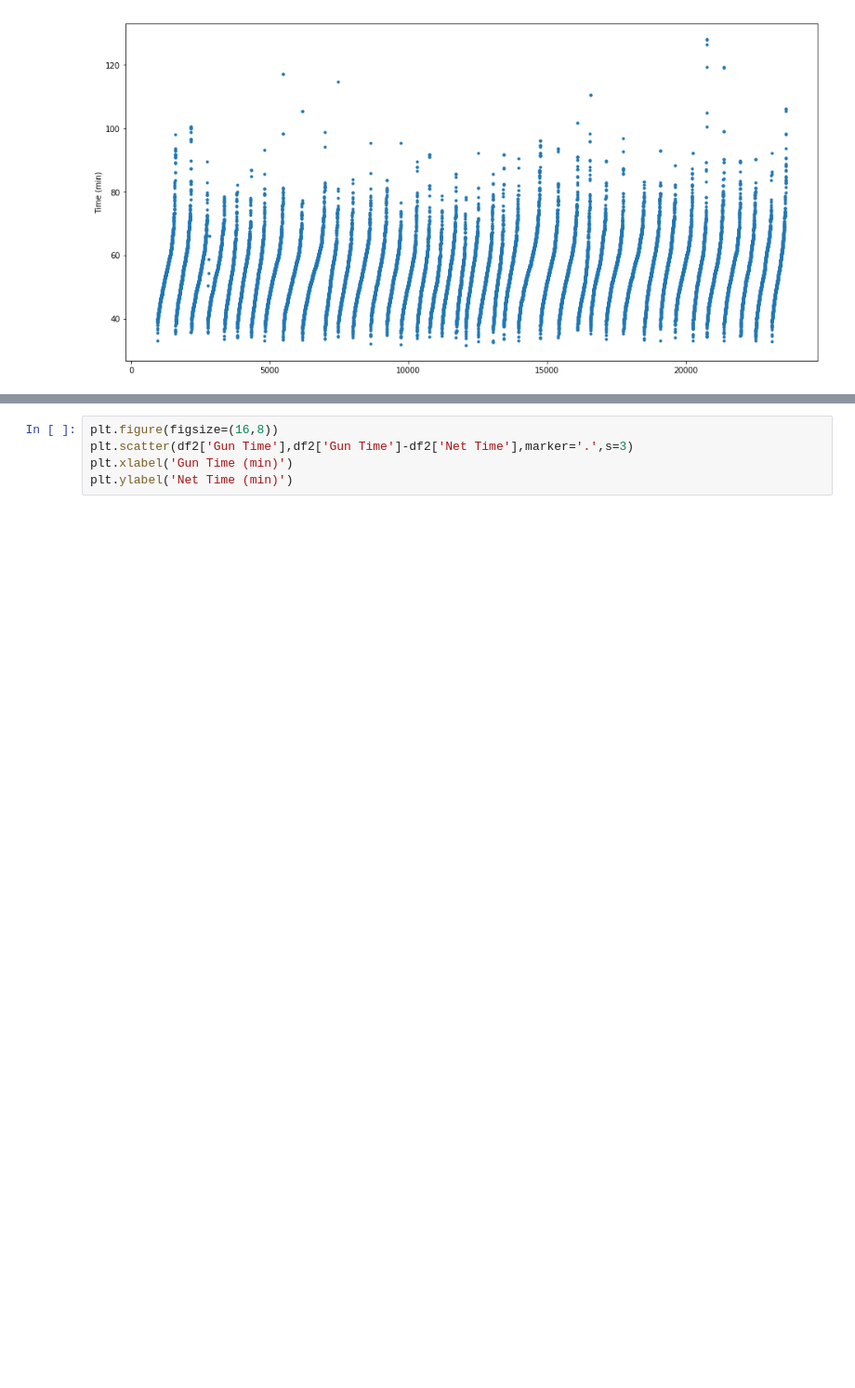
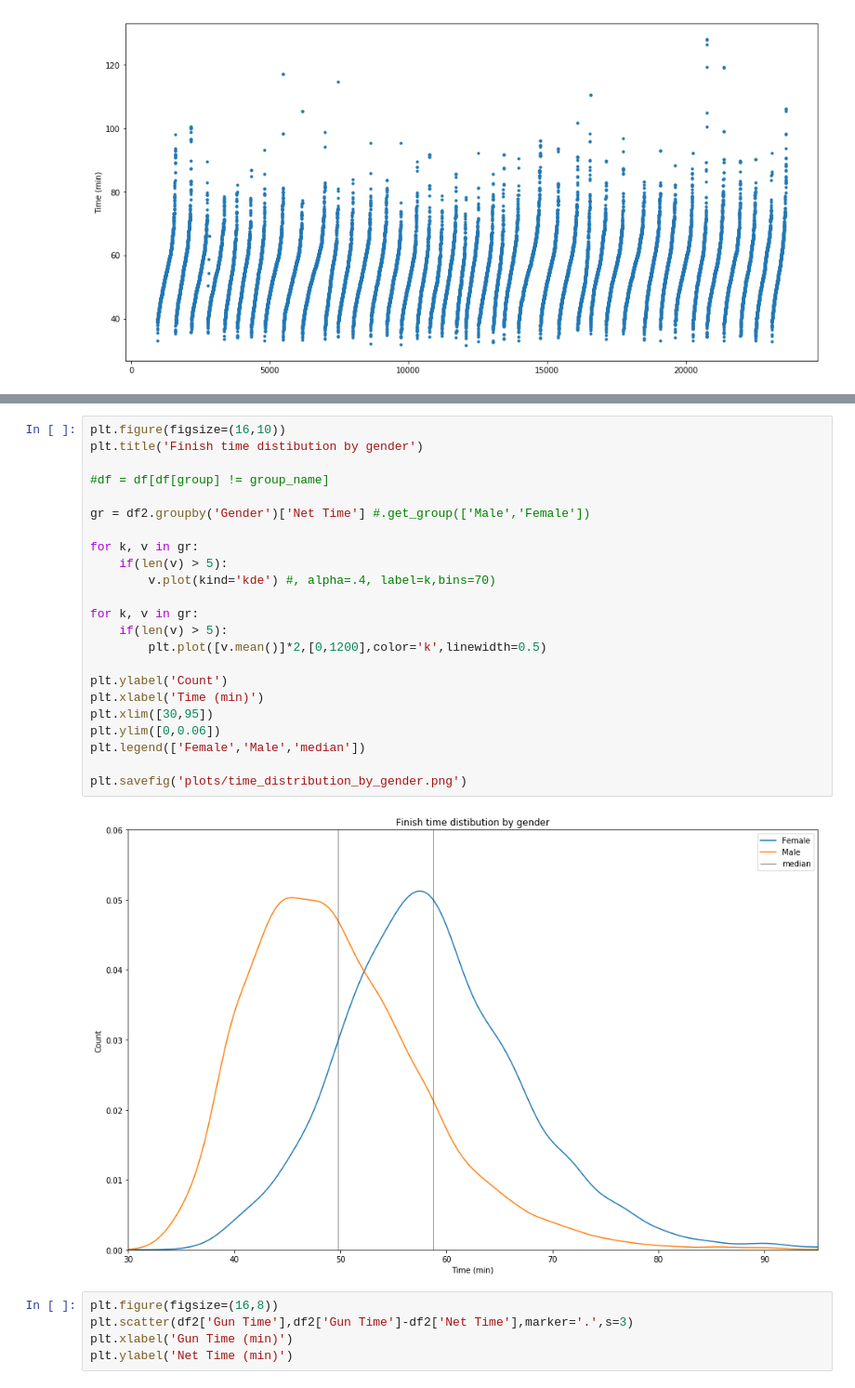
Before and after one commit to CDonnerer/regents-races, a Jupyter notebook: race_analysis.ipynb, the cells around one changed output, grey strips where cells are left out. Shown: that part at 93% size. Drawn from its saved outputs; the diff is of its cells as text; blank space fills up the shorter version.

```diff
--- a/race_analysis.ipynb
+++ b/race_analysis.ipynb
@@ -62,3 +79,28 @@ plt.ylabel('Time (min)')
+# %%
+plt.figure(figsize=(16,10))
+plt.title('Finish time distibution by gender')
+
+#df = df[df[group] != group_name]
+
+gr = df2.groupby('Gender')['Net Time'] #.get_group(['Male','Female'])
+
+for k, v in gr:
+    if(len(v) > 5):
+        v.plot(kind='kde') #, alpha=.4, label=k,bins=70)
+
+for k, v in gr:
+    if(len(v) > 5):
+        plt.plot([v.mean()]*2,[0,1200],color='k',linewidth=0.5)
+
+plt.ylabel('Count')
+plt.xlabel('Time (min)')
+plt.xlim([30,95])
+plt.ylim([0,0.06])
+plt.legend(['Female','Male','median'])
+
+plt.savefig('plots/time_distribution_by_gender.png')
+# %% [output]
+[figure, added]
 # %%
 plt.figure(figsize=(16,8))
 plt.scatter(df2['Gun Time'],df2['Gun Time']-df2['Net Time'],marker='.',s=3)
```
Also changed, not shown: parts of 3 cells of this notebook, 5 other files.
